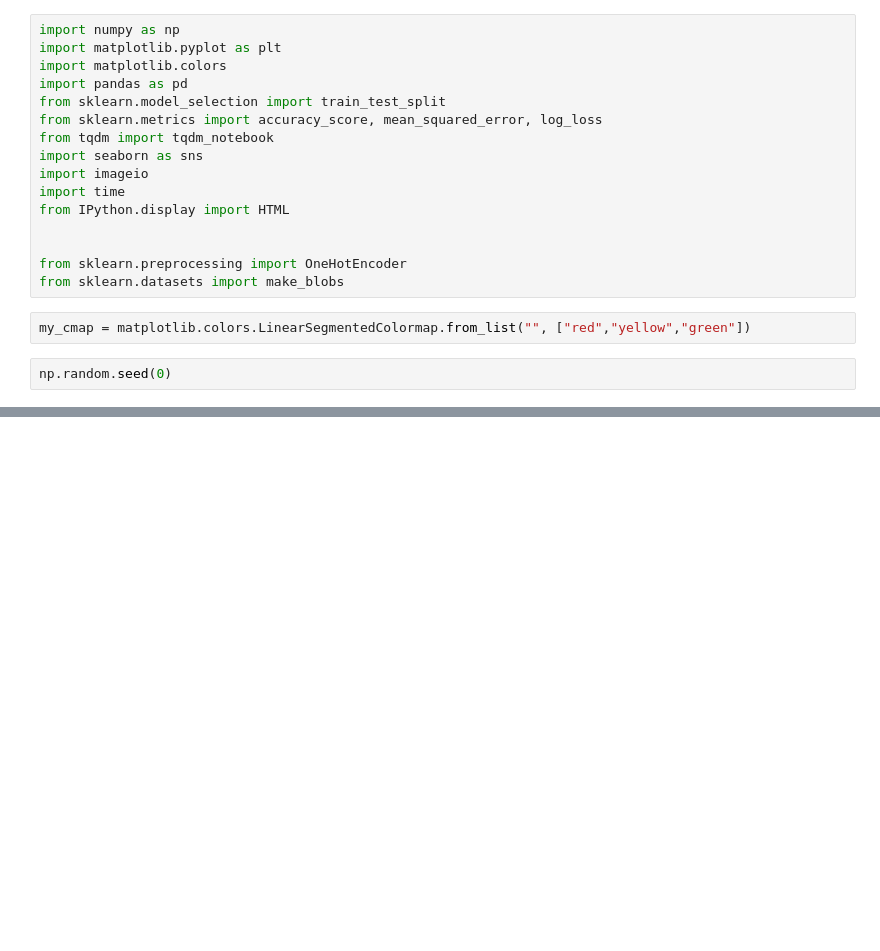
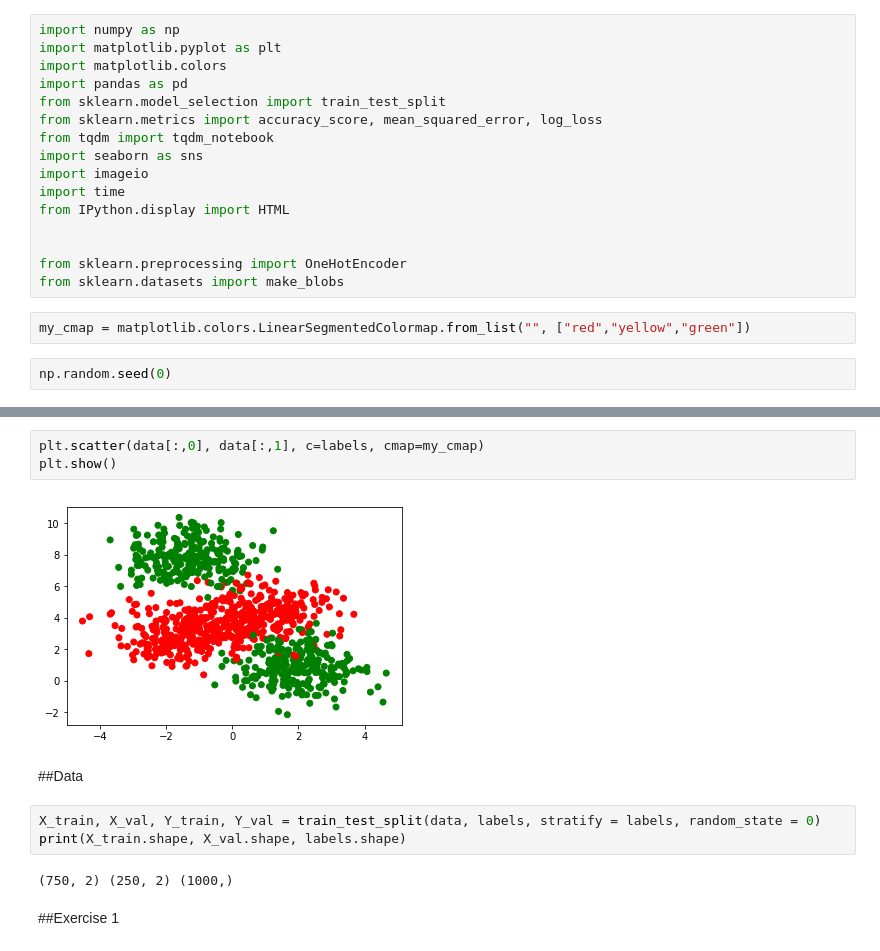
Before and after one commit to VivekVarmaN/OneFourthLabWork, a Jupyter notebook: VectorizedFeedForwardNetwork.ipynb, the cells around one changed output, grey strips where cells are left out. Cells and saved outputs as stored; diff of their text form; blank space fills up the shorter version.

```diff
--- a/VectorizedFeedForwardNetwork.ipynb
+++ b/VectorizedFeedForwardNetwork.ipynb
@@ -22,0 +34,14 @@ np.random.seed(0)
+# %%
+plt.scatter(data[:,0], data[:,1], c=labels, cmap=my_cmap)
+plt.show()
+# %% [output]
+[figure, added]
+# %% [markdown]
+##Data
+# %%
+X_train, X_val, Y_train, Y_val = train_test_split(data, labels, stratify = labels, random_state = 0)
+print(X_train.shape, X_val.shape, labels.shape)
+# %% [output]
+(750, 2) (250, 2) (1000,)
+# %% [markdown]
+##Exercise 1
```
Also changed, not shown: parts of 9 cells of this notebook.
